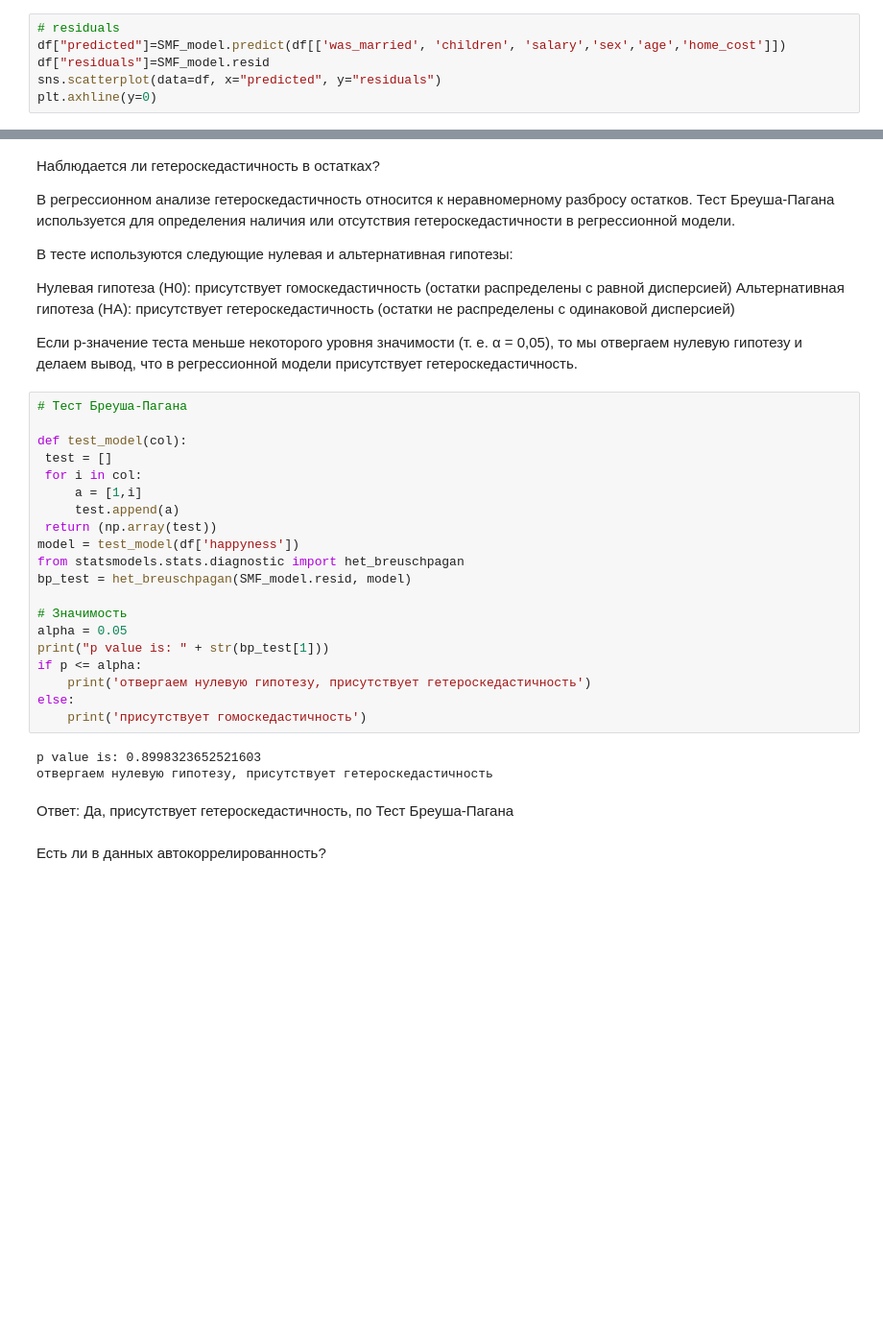
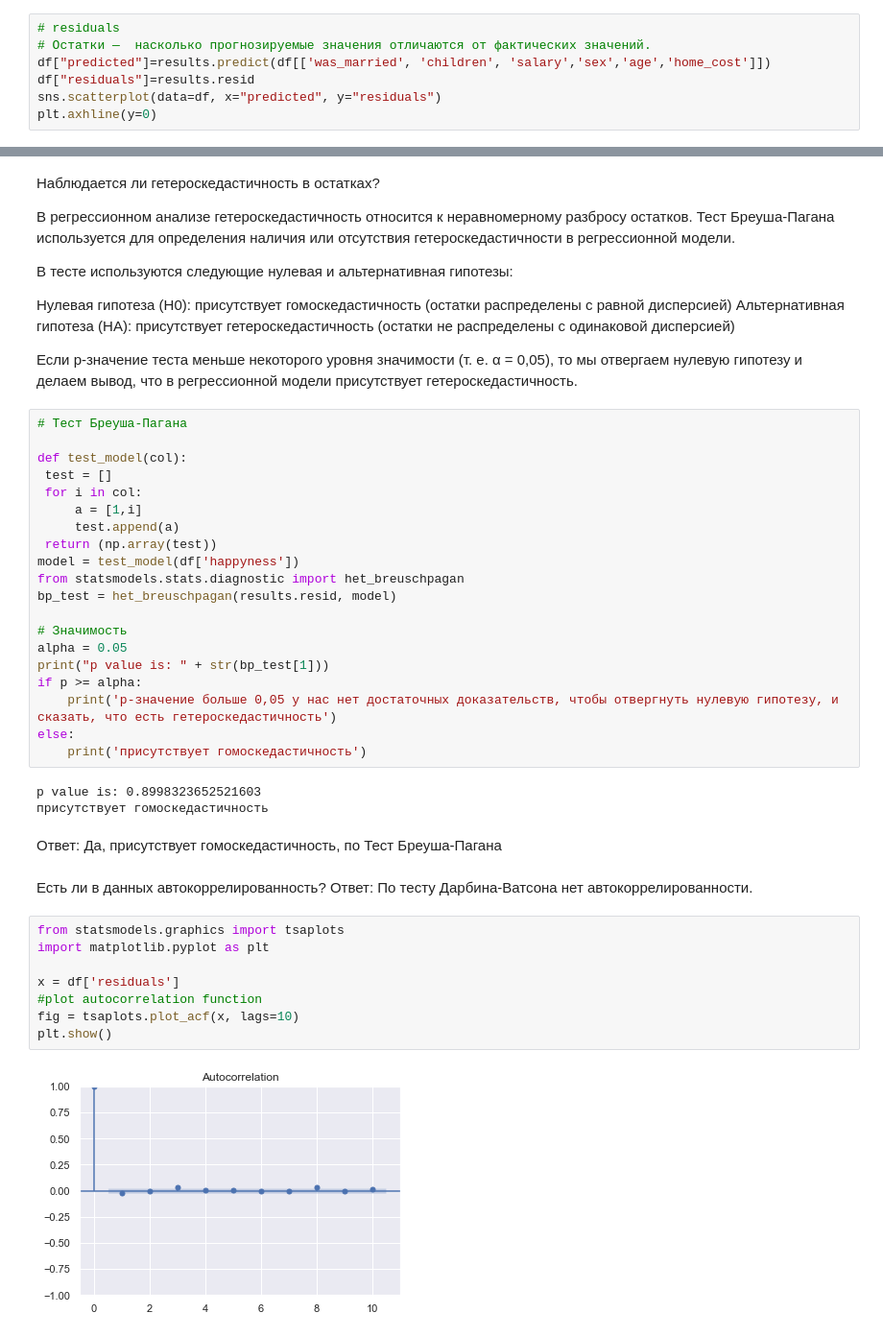
Before and after one commit to RedsquareM/dataanalysisHW, a Jupyter notebook: hw3.ipynb, the cells around one changed output, grey strips where cells are left out. Shown at 96% size. Drawn from its saved outputs; the diff is of its cells as text; blank space fills up the shorter version.

```diff
--- a/hw3.ipynb
+++ b/hw3.ipynb
@@ -717,7 +729,8 @@ print(vif.head(4))
 # %%
 # residuals
-df["predicted"]=SMF_model.predict(df[['was_married', 'children', 'salary','sex','age','home_cost']])
-df["residuals"]=SMF_model.resid
+# Остатки —  насколько прогнозируемые значения отличаются от фактических значений.
+df["predicted"]=results.predict(df[['was_married', 'children', 'salary','sex','age','home_cost']])
+df["residuals"]=results.resid
 sns.scatterplot(data=df, x="predicted", y="residuals")
 plt.axhline(y=0)
 # %% [output]
@@ -746,19 +759,30 @@ def test_model(col):
  return (np.array(test))
 model = test_model(df['happyness'])
 from statsmodels.stats.diagnostic import het_breuschpagan
-bp_test = het_breuschpagan(SMF_model.resid, model)
+bp_test = het_breuschpagan(results.resid, model)
 
 # Значимость
 alpha = 0.05
 print("p value is: " + str(bp_test[1]))
-if p <= alpha:
-    print('отвергаем нулевую гипотезу, присутствует гетероскедастичность')
+if p >= alpha:
+    print('p-значение больше 0,05 у нас нет достаточных доказательств, чтобы отвергнуть нулевую гипотезу, и сказать, что есть гетероскедастичность')
 else:
     print('присутствует гомоскедастичность')
 # %% [output]
 p value is: 0.8998323652521603
-отвергаем нулевую гипотезу, присутствует гетероскедастичность
+присутствует гомоскедастичность
 # %% [markdown]
-Ответ: Да, присутствует гетероскедастичность, по Тест Бреуша-Пагана
+Ответ: Да, присутствует гoмоскедастичность, по Тест Бреуша-Пагана
 # %% [markdown]
 Есть ли в данных автокоррелированность?
+Ответ: По тесту Дарбина-Ватсона нет автокоррелированности.
+# %%
+from statsmodels.graphics import tsaplots
+import matplotlib.pyplot as plt
+
+x = df['residuals']
+#plot autocorrelation function
+fig = tsaplots.plot_acf(x, lags=10)
+plt.show()
+# %% [output]
+[figure, added]
```
Also changed, not shown: parts of 18 cells of this notebook.
